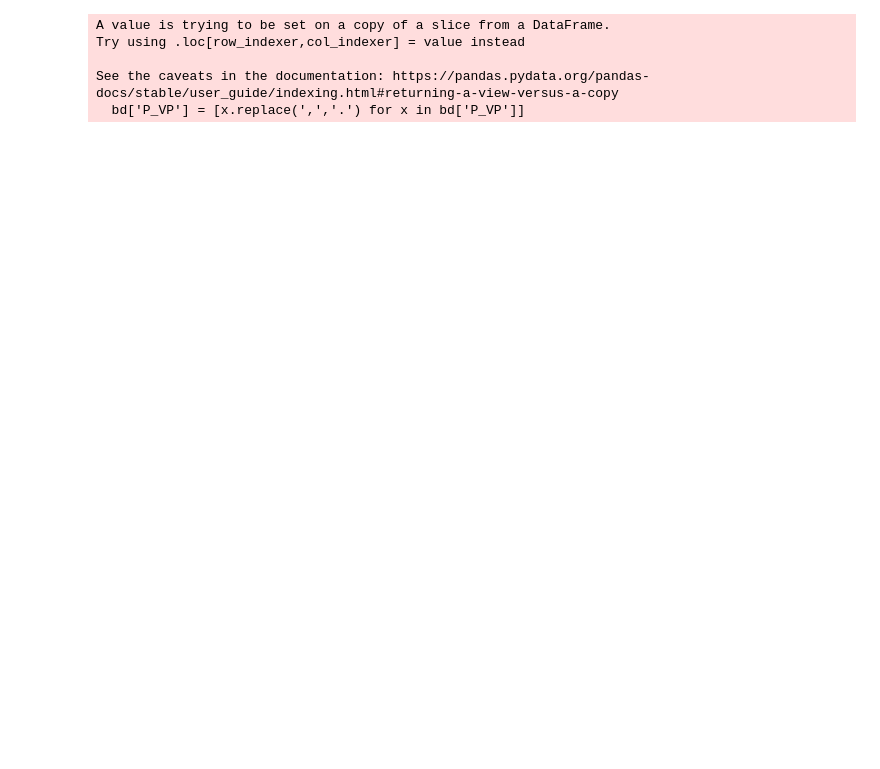
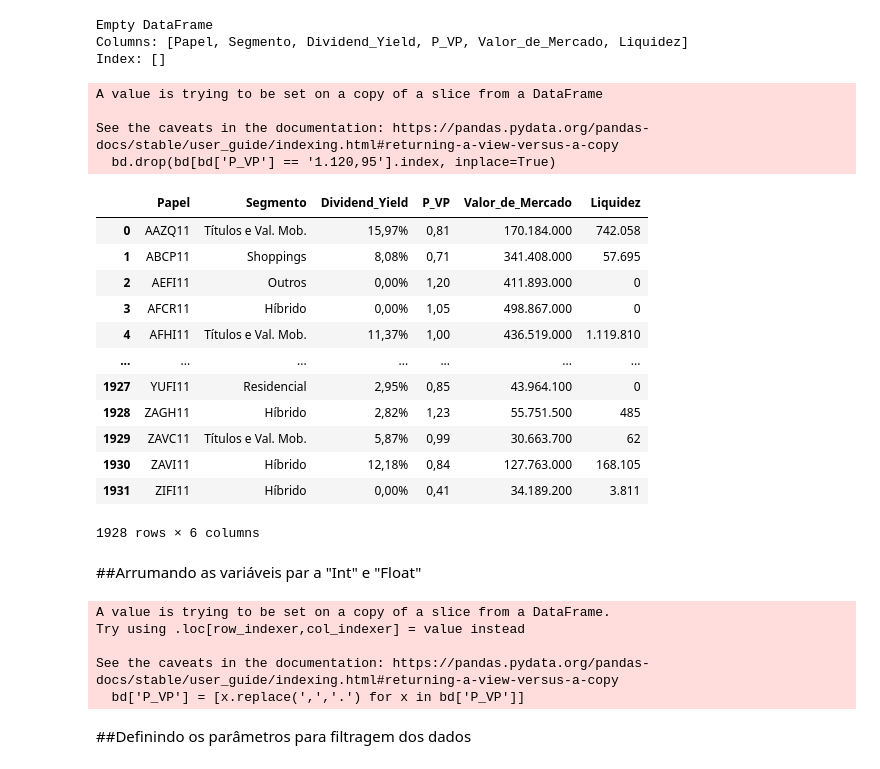
Before and after one commit to gabriel-reis12/Web-Scraping, a Jupyter notebook: FII.ipynb, the cells around one changed output. Saved outputs shown, nothing was run; the diff lists cells and outputs as text; code cells hidden in the pictures; blank space fills up the shorter version.

```diff
--- a/FII.ipynb
+++ b/FII.ipynb
@@ -62,3 +89,34 @@ bd = df[['Papel', 'Segmento', 'Dividend_Yield', 'P_VP', 'Valor_de_Mercado', 'Liq
+# %%
+print(bd[bd['P_VP'] == '1.120,95'])
+# %% [output]
+Empty DataFrame
+Columns: [Papel, Segmento, Dividend_Yield, P_VP, Valor_de_Mercado, Liquidez]
+Index: []
+# %%
+bd.drop(bd[bd['P_VP'] == '1.120,95'].index, inplace=True)
+# %% [output]
+A value is trying to be set on a copy of a slice from a DataFrame
+
+See the caveats in the documentation: https://pandas.pydata.org/pandas-docs/stable/user_guide/indexing.html#returning-a-view-versus-a-copy
+  bd.drop(bd[bd['P_VP'] == '1.120,95'].index, inplace=True)
+# %%
+bd
+# %% [output]
+|  | Papel | Segmento | Dividend_Yield | P_VP | Valor_de_Mercado | Liquidez |
+| 0 | AAZQ11 | Títulos e Val. Mob. | 15,97% | 0,81 | 170.184.000 | 742.058 |
+| 1 | ABCP11 | Shoppings | 8,08% | 0,71 | 341.408.000 | 57.695 |
+| 2 | AEFI11 | Outros | 0,00% | 1,20 | 411.893.000 | 0 |
+| 3 | AFCR11 | Híbrido | 0,00% | 1,05 | 498.867.000 | 0 |
+| 4 | AFHI11 | Títulos e Val. Mob. | 11,37% | 1,00 | 436.519.000 | 1.119.810 |
+| ... | ... | ... | ... | ... | ... | ... |
+| 1927 | YUFI11 | Residencial | 2,95% | 0,85 | 43.964.100 | 0 |
+| 1928 | ZAGH11 | Híbrido | 2,82% | 1,23 | 55.751.500 | 485 |
+| 1929 | ZAVC11 | Títulos e Val. Mob. | 5,87% | 0,99 | 30.663.700 | 62 |
+| 1930 | ZAVI11 | Híbrido | 12,18% | 0,84 | 127.763.000 | 168.105 |
+| 1931 | ZIFI11 | Híbrido | 0,00% | 0,41 | 34.189.200 | 3.811 |
+1928 rows × 6 columns
+# %% [markdown]
+##Arrumando as variáveis par a "Int" e "Float"
 # %%
 #Arrumando as variáves de texto para "Int" e "Float"
 
@@ -79,5 +137,7 @@ Try using .loc[row_indexer,col_indexer] = value instead
 
 See the caveats in the documentation: https://pandas.pydata.org/pandas-docs/stable/user_guide/indexing.html#returning-a-view-versus-a-copy
   bd['P_VP'] = [x.replace(',','.') for x in bd['P_VP']]
+# %% [markdown]
+##Definindo os parâmetros para filtragem dos dados
 # %%
 #Definindo parâmetros P/VP
```
Also changed, not shown: parts of 12 cells of this notebook.
